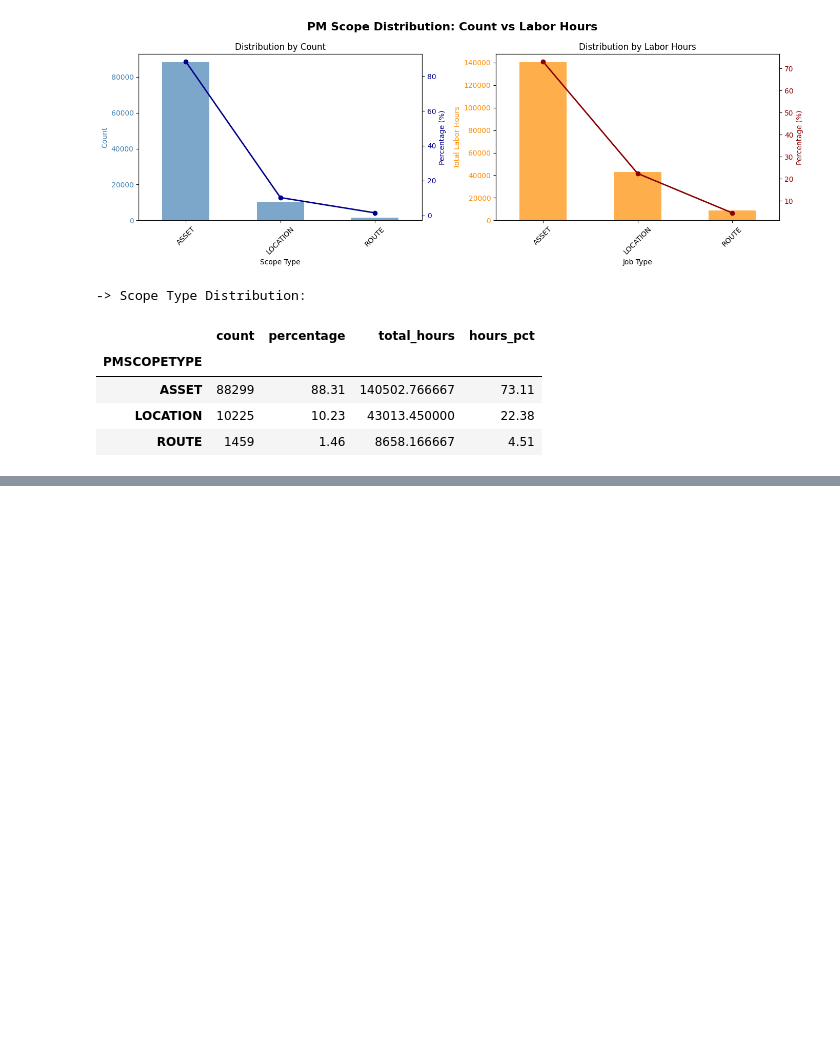
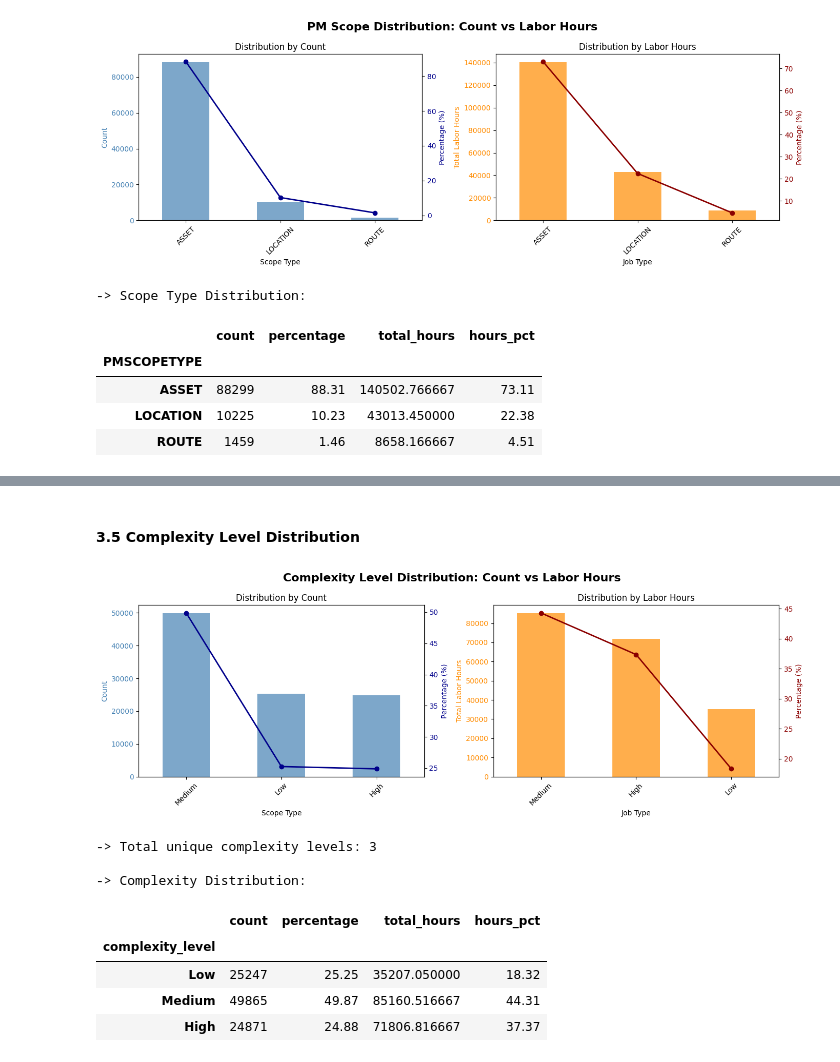
Before and after one commit to dev-festival/py4eda-project, a Jupyter notebook: notebooks/03_individual_exploration_mike.ipynb, the cells around one changed output, grey strips where cells are left out. Saved outputs shown, nothing was run; the diff lists cells and outputs as text; code cells hidden in the pictures; blank space fills up the shorter version.

```diff
--- a/notebooks/03_individual_exploration_mike.ipynb
+++ b/notebooks/03_individual_exploration_mike.ipynb
@@ -790,0 +986,74 @@ display(scope_summary)
+# %% [markdown]
+#### 3.5 Complexity Level Distribution
+# %%
+# Distribution across complexity levels
+complexity_counts = df_forecast['complexity_level'].value_counts()
+complexity_pct = (complexity_counts / complexity_counts.sum() * 100).round(2)
+
+# Labor hours by job type
+complexity_labor = df_forecast.groupby('complexity_level', observed = False)['total_labor_per_occ_capped'].sum().sort_values(ascending=False)
+complexity_labor_pct = (complexity_labor / complexity_labor.sum() * 100).round(2)
+
+# Create side-by-side charts
+fig, axes = plt.subplots(1, 2, figsize=(14, 5))
+fig.suptitle('Complexity Level Distribution: Count vs Labor Hours', fontsize=16, fontweight='bold')
+
+# Chart 1: Count (bars) + Percentage (line)
+ax1 = axes[0]
+ax1_twin = ax1.twinx()
+
+# Bars for count
+complexity_counts.plot(kind='bar', ax=ax1, color='steelblue', alpha=0.7)
+ax1.set_xlabel('Scope Type')
+ax1.set_ylabel('Count', color='steelblue')
+ax1.set_title('Distribution by Count')
+ax1.tick_params(axis='y', labelcolor='steelblue')
+ax1.tick_params(axis='x', rotation=45)
+
+# Line for percentage
+complexity_pct.plot(kind='line', ax=ax1_twin, color='darkblue', marker='o', linewidth=2)
+ax1_twin.set_ylabel('Percentage (%)', color='darkblue')
+ax1_twin.tick_params(axis='y', labelcolor='darkblue')
+
+# Chart 2: Labor Hours (bars) + Percentage (line)
+ax2 = axes[1]
+ax2_twin = ax2.twinx()
+
+# Bars for labor hours
+complexity_labor.plot(kind='bar', ax=ax2, color='darkorange', alpha=0.7)
+ax2.set_xlabel('Job Type')
+ax2.set_ylabel('Total Labor Hours', color='darkorange')
+ax2.set_title('Distribution by Labor Hours')
+ax2.tick_params(axis='y', labelcolor='darkorange')
+ax2.tick_params(axis='x', rotation=45)
+
+# Line for percentage
+complexity_labor_pct.plot(kind='line', ax=ax2_twin, color='darkred', marker='o', linewidth=2)
+ax2_twin.set_ylabel('Percentage (%)', color='darkred')
+ax2_twin.tick_params(axis='y', labelcolor='darkred')
+
+plt.tight_layout()
+plt.show()
+
+print(f"\n-> Total unique complexity levels: {df_forecast['complexity_level'].nunique()}")
+
+
+complexity_summary = pd.DataFrame({
+    'count': complexity_counts,
+    'percentage': complexity_pct,
+    'total_hours' : complexity_labor,
+    'hours_pct' : complexity_labor_pct
+})
+
+print("\n-> Complexity Distribution:")
+display(complexity_summary)
+# %% [output]
+[figure, added]
+-> Total unique complexity levels: 3
+
+-> Complexity Distribution:
+|  | count | percentage | total_hours | hours_pct |
+| complexity_level |  |  |  |  |
+| Low | 25247 | 25.25 | 35207.050000 | 18.32 |
+| Medium | 49865 | 49.87 | 85160.516667 | 44.31 |
+| High | 24871 | 24.88 | 71806.816667 | 37.37 |
```
Also changed, not shown: parts of 22 cells of this notebook.
